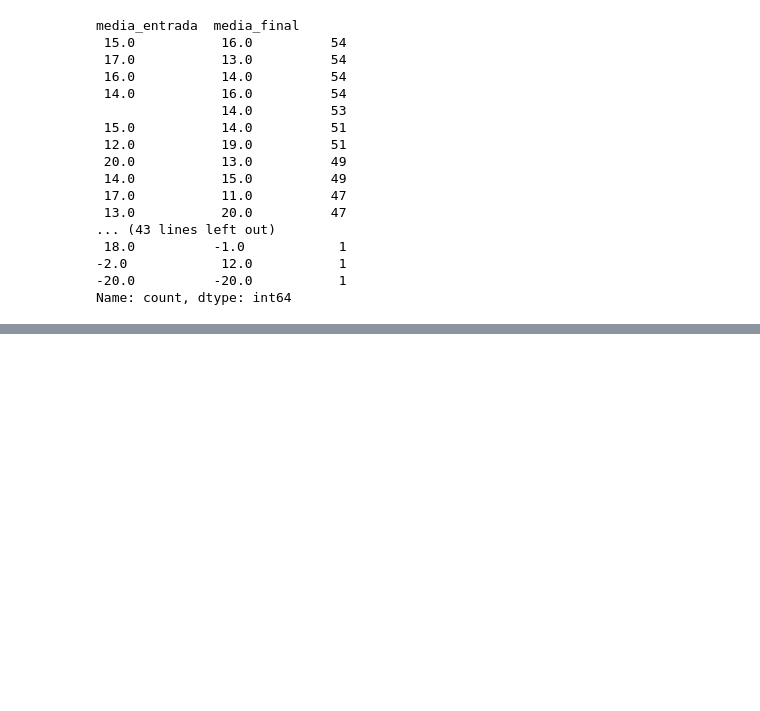
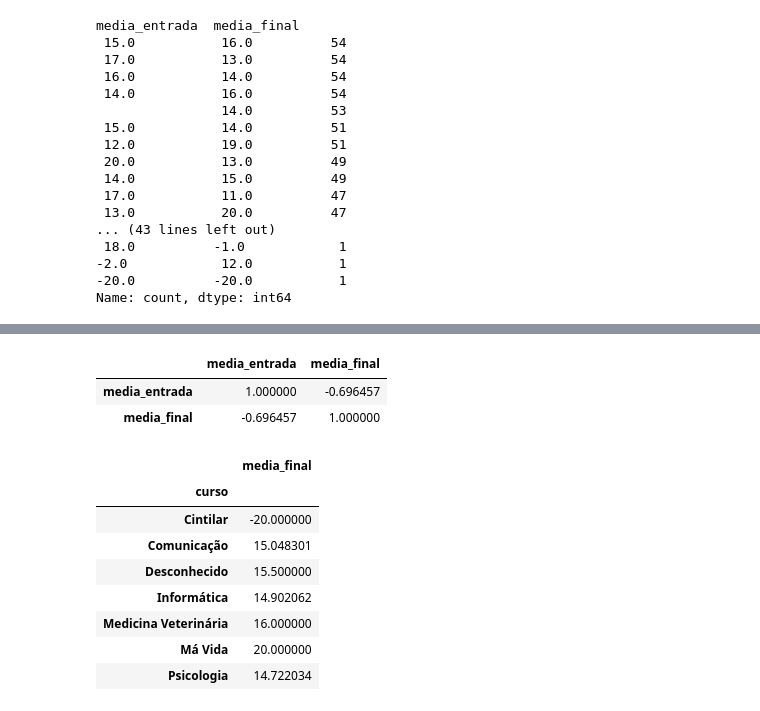
Before and after one commit to Ericaligle/Proj_Eng_Dados_Universidade, a Jupyter notebook: notebooks/Universidade_Proj_TED.ipynb, the cells around one changed output, grey strips where cells are left out. Drawn from its saved outputs; the diff is of its cells as text; code cells hidden in the pictures; blank space fills up the shorter version.

```diff
--- a/notebooks/Universidade_Proj_TED.ipynb
+++ b/notebooks/Universidade_Proj_TED.ipynb
@@ -102,0 +112,18 @@ TypeError: Axes.barh() missing 1 required positional argument: 'width'
+# %%
+df.corr(numeric_only=True)
+# %% [output]
+|  | media_entrada | media_final |
+| media_entrada | 1.000000 | -0.696457 |
+| media_final | -0.696457 | 1.000000 |
+# %%
+df.groupby('curso').agg({'media_final': 'mean'})
+# %% [output]
+|  | media_final |
+| curso |  |
+| Cintilar | -20.000000 |
+| Comunicação | 15.048301 |
+| Desconhecido | 15.500000 |
+| Informática | 14.902062 |
+| Medicina Veterinária | 16.000000 |
+| Má Vida | 20.000000 |
+| Psicologia | 14.722034 |
```
Also changed, not shown: parts of 2 cells of this notebook.
